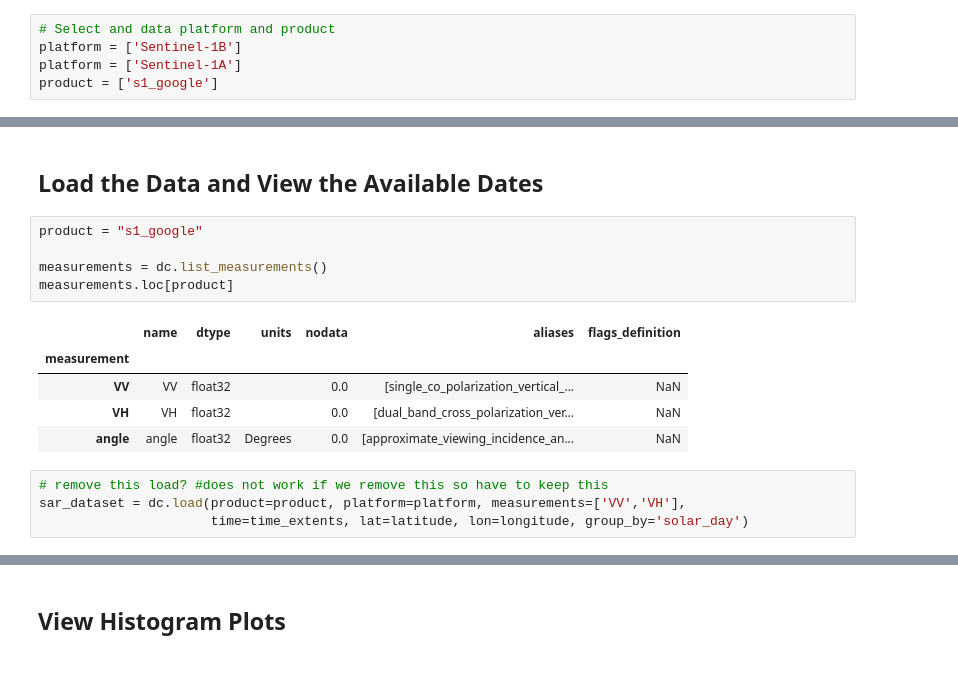
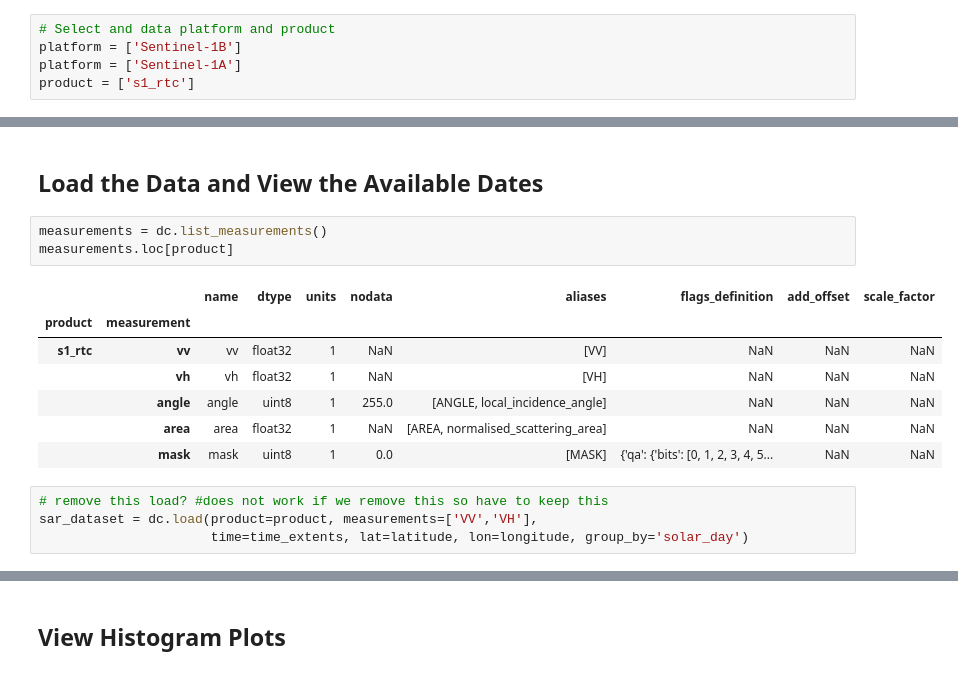
Before and after one commit to AMA-Labs/cal-notebooks, a Jupyter notebook: examples/SAR/03.04.01.Examples_Of_Simple_SAR_Interpretation_Guide_C-Band.ipynb, the cells around one changed output, grey strips where cells are left out. Drawn from its saved outputs; the diff is of its cells as text.

```diff
--- a/examples/SAR/03.04.01.Examples_Of_Simple_SAR_Interpretation_Guide_C-Band.ipynb
+++ b/examples/SAR/03.04.01.Examples_Of_Simple_SAR_Interpretation_Guide_C-Band.ipynb
@@ -31,7 +21,7 @@ dc = datacube.Datacube()
 # Select and data platform and product
 platform = ['Sentinel-1B']
 platform = ['Sentinel-1A']
-product = ['s1_google']
+product = ['s1_rtc']
 # %% [markdown]
 ## <span id="define_extents">Define the Extents of the Analysis and View [&#9652;](#top)</span>
 # %%
@@ -124,19 +115,19 @@ NameError: name 'display_map' is not defined
 # %% [markdown]
 ## Load the Data and View the Available Dates
 # %%
-product = "s1_google"
-
 measurements = dc.list_measurements()
 measurements.loc[product]
 # %% [output]
-|  | name | dtype | units | nodata | aliases | flags_definition |
-| measurement |  |  |  |  |  |  |
-| VV | VV | float32 |  | 0.0 | [single_co_polarization_vertical_... | NaN |
-| VH | VH | float32 |  | 0.0 | [dual_band_cross_polarization_ver... | NaN |
-| angle | angle | float32 | Degrees | 0.0 | [approximate_viewing_incidence_an... | NaN |
+|  |  | name | dtype | units | nodata | aliases | flags_definition | add_offset | scale_factor |
+| product | measurement |  |  |  |  |  |  |  |  |
+| s1_rtc | vv | vv | float32 | 1 | NaN | [VV] | NaN | NaN | NaN |
+|  | vh | vh | float32 | 1 | NaN | [VH] | NaN | NaN | NaN |
+|  | angle | angle | uint8 | 1 | 255.0 | [ANGLE, local_incidence_angle] | NaN | NaN | NaN |
+|  | area | area | float32 | 1 | NaN | [AREA, normalised_scattering_area] | NaN | NaN | NaN |
+|  | mask | mask | uint8 | 1 | 0.0 | [MASK] | {'qa': {'bits': [0, 1, 2, 3, 4, 5... | NaN | NaN |
 # %%
 # remove this load? #does not work if we remove this so have to keep this
-sar_dataset = dc.load(product=product, platform=platform, measurements=['VV','VH'],
+sar_dataset = dc.load(product=product, measurements=['VV','VH'],
                       time=time_extents, lat=latitude, lon=longitude, group_by='solar_day')
 # %%
 # Show acquisition indices and dates
```
Also changed, not shown: parts of 11 cells of this notebook.
